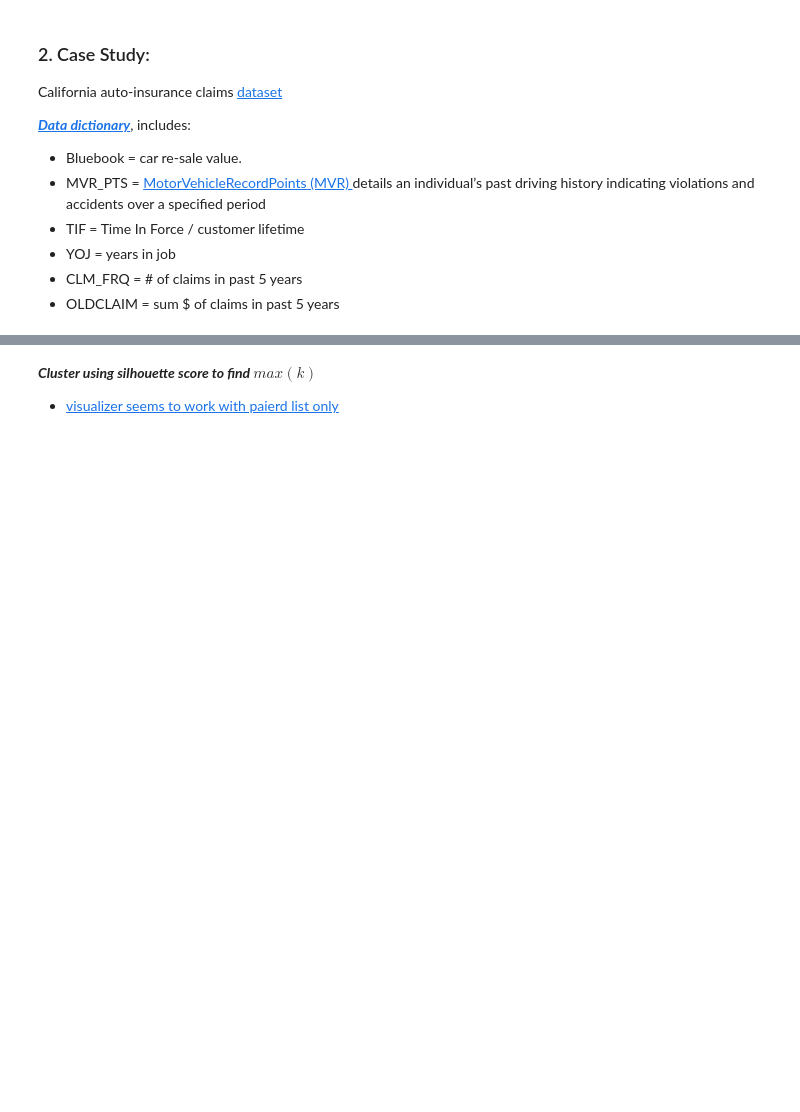
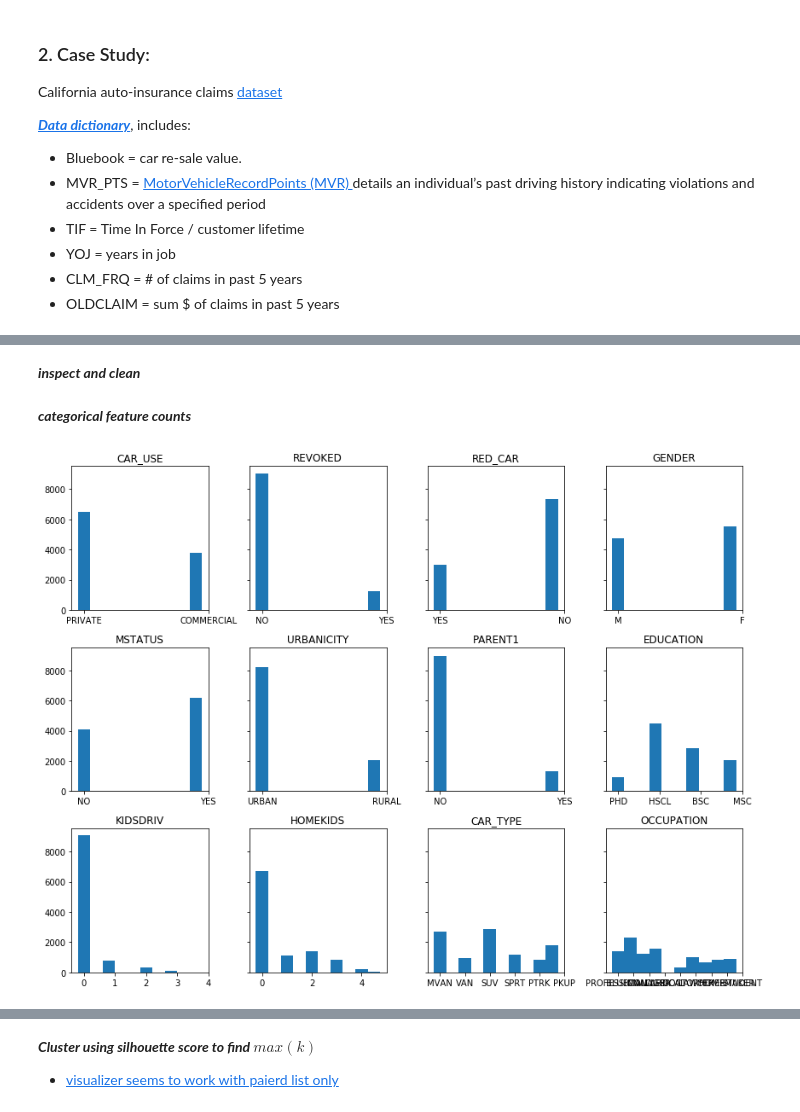
Before and after one commit to bpostance/learn_data_science, a Jupyter notebook: ML/2.3_Clustering/10-Kmedoids-clustering.ipynb, the cells around one changed output, grey strips where cells are left out. Drawn from its saved outputs; the diff is of its cells as text; code cells hidden in the pictures; blank space fills up the shorter version.

```diff
--- a/ML/2.3_Clustering/10-Kmedoids-clustering.ipynb
+++ b/ML/2.3_Clustering/10-Kmedoids-clustering.ipynb
@@ -133,6 +56,0 @@ tdf[f].value_counts().plot.bar(ax=ax[1])
-# %%
-f = 'PARENT1'
-fig,ax = plt.subplots(1,2,figsize=(20,2),sharey=True)
-tdf[f].value_counts().plot.bar(ax=ax[0]);
-#tdf.loc[tdf[f]>=17,f] = 17
-tdf[f].value_counts().plot.bar(ax=ax[1])
@@ -146,0 +62,6 @@ Xy.columns
+# %%
+# copy df
+tdf = df.copy()
+
+# drop ID and Birth
+tdf.drop(labels=['ID','BIRTH'],axis=1,inplace=True)
@@ -146,0 +76,18 @@ Xy.columns
+# %% [markdown]
+***inspect and clean***
+# %%
+data_meta = pd.DataFrame(tdf.nunique(),columns=['num'],index=None).sort_values('num').reset_index()
+data_meta.columns = ['name','num']
+data_meta['type'] = 'numerical'
+
+# exclude known numericals
+data_meta.loc[(data_meta['num']<=15) & (~data_meta['name'].isin(['MVR_PTS','CLM_FREQ','CLAIM_FLAG'])),'type']='categorical'
+data_meta.loc[data_meta['name'].isin(['CLM_FREQ','CLAIM_FLAG']),'type']='claim'
+
+cat_features = list(data_meta.loc[data_meta['type']=='categorical','name'])
+num_features = list(data_meta.loc[data_meta['type']=='numerical','name'])
+# %%
+# shorten names
+tdf['URBANICITY'] = tdf['URBANICITY'].map({'HIGHLYURBANURBAN':'URBAN','HIGHLYRURALRURAL':'RURAL'})
+tdf['EDUCATION'] = tdf['EDUCATION'].map({'HIGHSCHOOL':'HSCL', 'BACHELORS':'BSC', 'MASTERS':'MSC','PHD':'PHD'})
+tdf['CAR_TYPE'] = tdf['CAR_TYPE'].map({'MINIVAN':'MVAN', 'VAN':'VAN', 'SUV':'SUV', 'SPORTSCAR':'SPRT', 'PANELTRUCK':'PTRK', 'PICKUP':'PKUP'})
@@ -146,0 +110,11 @@ Xy.columns
+# %% [markdown]
+***categorical feature counts***
+# %%
+fig,axs = plt.subplots(3,4,figsize=(12,9),sharey=True)
+
+for ax,feat in zip(axs.flatten(),cat_features):
+    ax.hist(tdf[feat],align='left')
+    ax.set_title(feat)
+plt.tight_layout()
+# %% [output]
+[figure, added]
```
Also changed, not shown: parts of 46 cells of this notebook.
